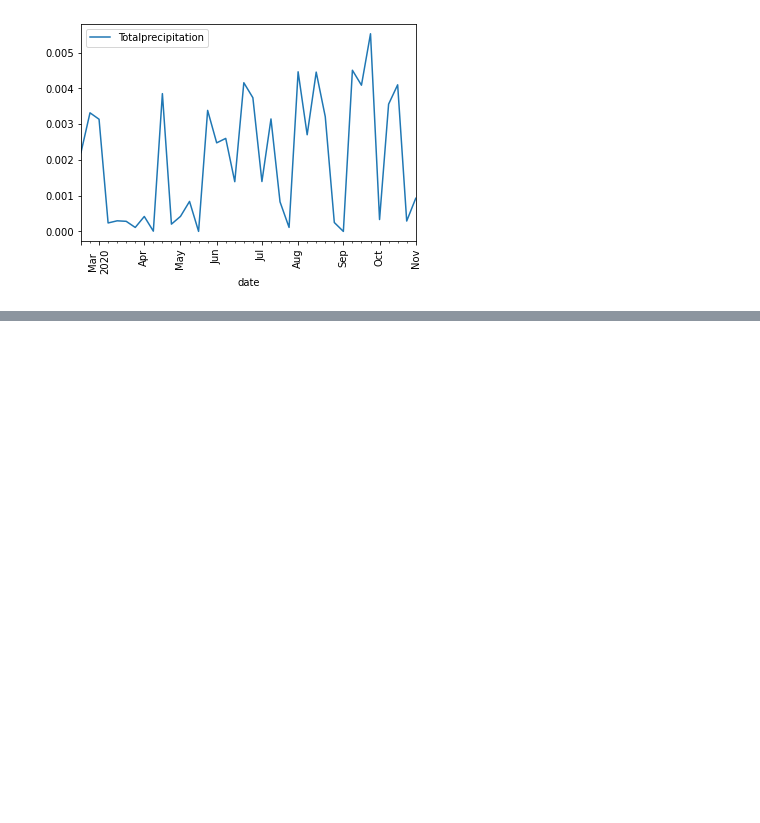
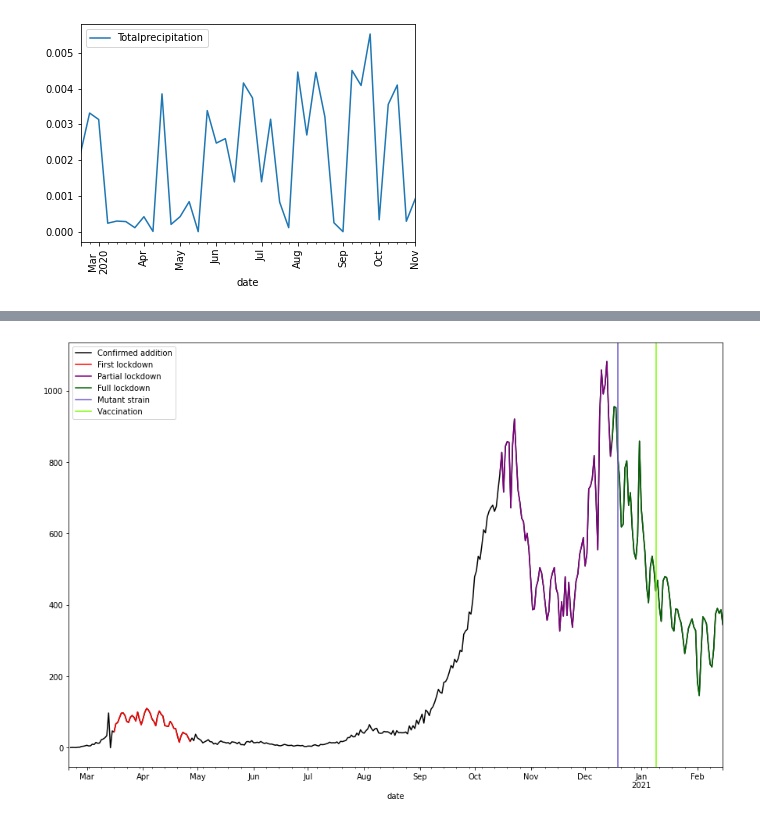
Before and after one commit to Javh2138/fyp2021p02g16, a Jupyter notebook: Notebooks/Fyp2021p02g16.ipynb, the cells around one changed output, grey strips where cells are left out. Cells and saved outputs as stored; diff of their text form; code cells hidden in the pictures; blank space fills up the shorter version.

Commit message:
added nice graph of described timeline

```diff
--- a/Notebooks/Fyp2021p02g16.ipynb
+++ b/Notebooks/Fyp2021p02g16.ipynb
@@ -439 +439,21 @@ for i in some_list[4:]:
 [figure]
+# %%
+first_lockdown = (nl_covid['date'] > '2020-03-15') & (nl_covid['date'] < '2020-04-28')
+october_partial_lockdown = (nl_covid['date'] > '2020-10-14') & (nl_covid['date'] <= '2020-12-15')
+hard_december_lockdown = (nl_covid['date'] > '2020-12-15') & (nl_covid['date'] < '2021-03-15')
+plt.figure(figsize=(15,10))
+nl_covid_by_day =  nl_covid.groupby(by='date').mean()
+first_lockdown_by_day = nl_covid[first_lockdown].groupby('date').mean()
+october_partial_lockdown_by_day  = nl_covid[october_partial_lockdown].groupby('date').mean()
+hard_december_lockdown_by_day  = nl_covid[hard_december_lockdown].groupby('date').mean()
+
+ax = nl_covid_by_day.loc[:,'confirmed_addition'].plot.line(color='k',rot=90,label='Confirmed addition') #covid addition daily
+first_lockdown_by_day.loc[:,'confirmed_addition'].plot.line(color ='r',label='First lockdown',ax=ax) #first lockdown
+october_partial_lockdown_by_day.loc[:,'confirmed_addition'].plot.line(color ='purple',label='Partial lockdown',ax=ax) #october partial lockdown
+hard_december_lockdown_by_day.loc[:,'confirmed_addition'].plot.line(color ='darkgreen',label='Full lockdown',ax=ax) #october partial lockdown
+plt.axvline('2020-12-19',label='Mutant strain ',color='slateblue')
+plt.axvline('2021-01-09',label='Vaccination ',color='lawngreen')
+plt.legend()
+plt.show()
+# %% [output]
+[figure, added]
```
Also changed, not shown: parts of 6 cells of this notebook.
